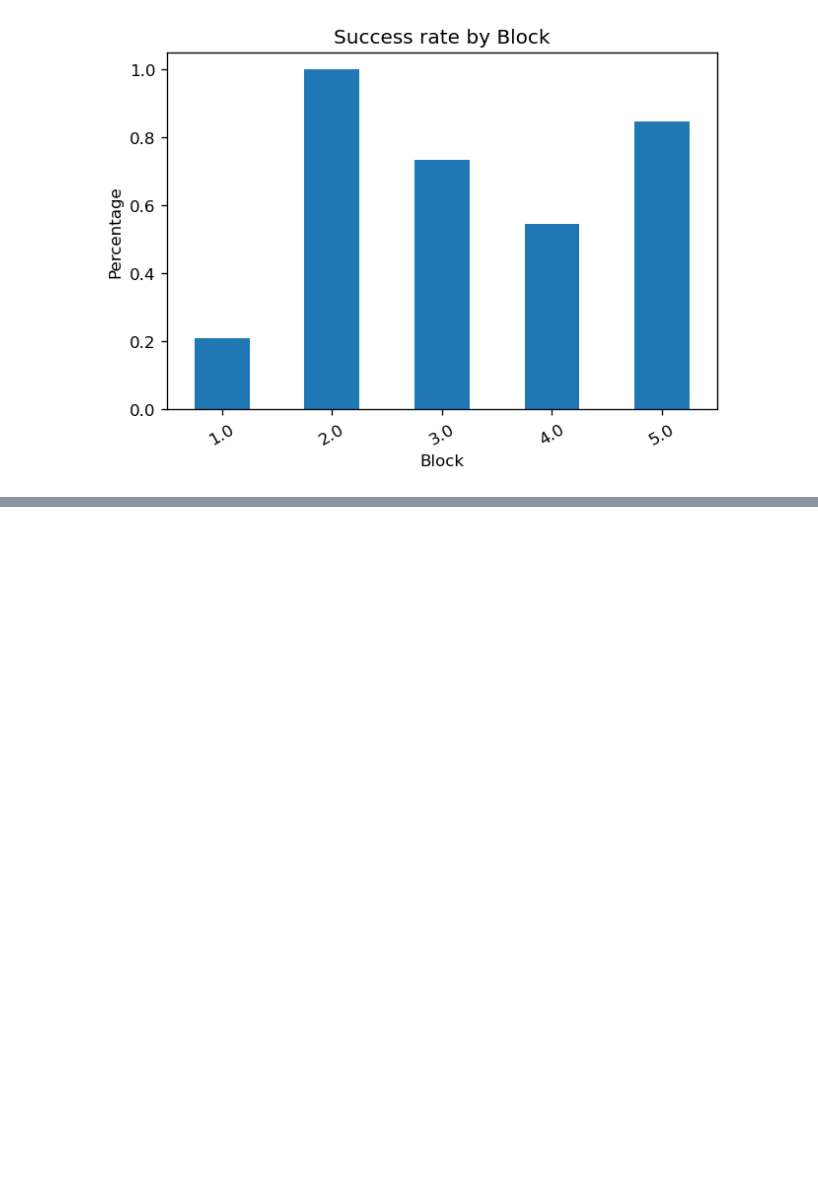
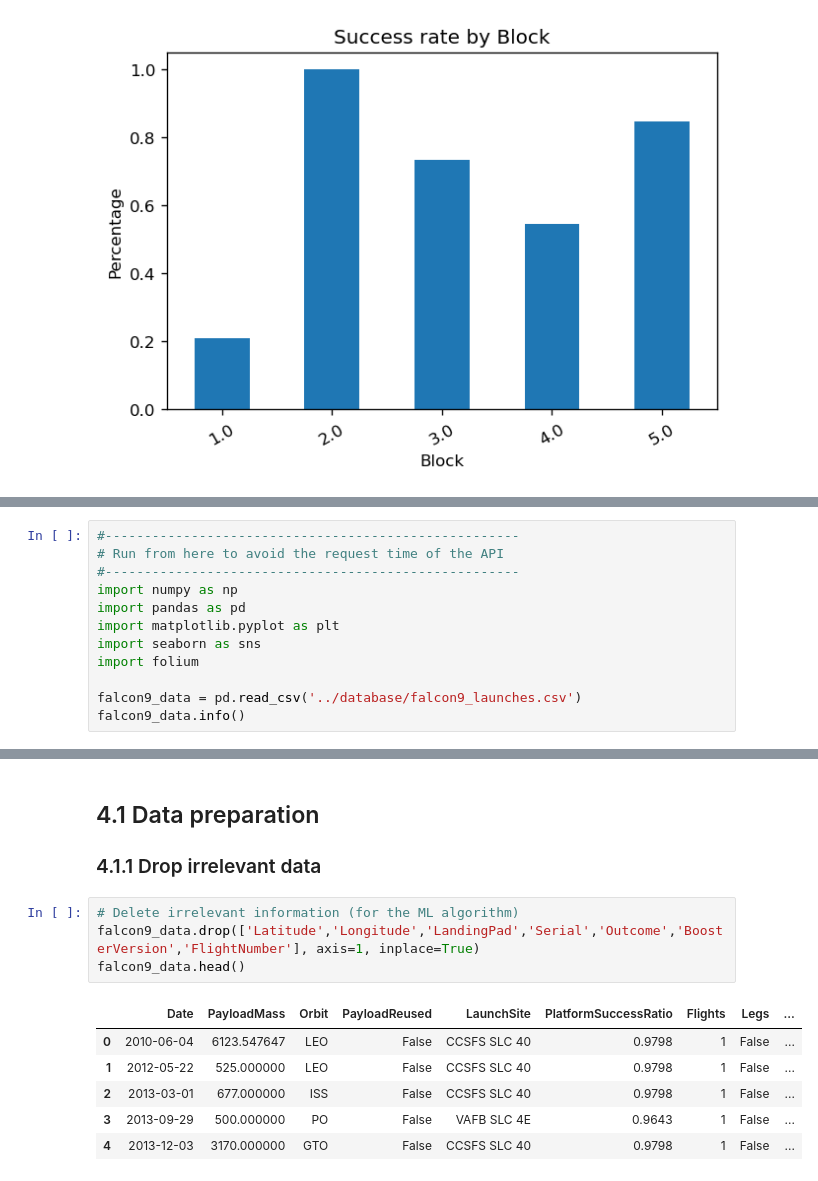
Before and after one commit to Alarchemn/falcon9_ml_analysis, a Jupyter notebook: codes/space_x_full_project.ipynb, the cells around one changed output, grey strips where cells are left out. Drawn from its saved outputs; the diff is of its cells as text; blank space fills up the shorter version.

```diff
--- a/codes/space_x_full_project.ipynb
+++ b/codes/space_x_full_project.ipynb
@@ -888,0 +891,12 @@ plt.show()
+# %%
+#-----------------------------------------------------
+# Run from here to avoid the request time of the API
+#-----------------------------------------------------
+import numpy as np
+import pandas as pd
+import matplotlib.pyplot as plt
+import seaborn as sns
+import folium
+
+falcon9_data = pd.read_csv('../database/falcon9_launches.csv')
+falcon9_data.info()
@@ -888,0 +921,15 @@ plt.show()
+# %% [markdown]
+## 4.1 Data preparation
+
+### 4.1.1 Drop irrelevant data
+# %%
+# Delete irrelevant information (for the ML algorithm)
+falcon9_data.drop(['Latitude','Longitude','LandingPad','Serial','Outcome','BoosterVersion','FlightNumber'], axis=1, inplace=True)
+falcon9_data.head()
+# %% [output]
+|  | Date | PayloadMass | Orbit | PayloadReused | LaunchSite | PlatformSuccessRatio | Flights | Legs | ... |
+| 0 | 2010-06-04 | 6123.547647 | LEO | False | CCSFS SLC 40 | 0.9798 | 1 | False | ... |
+| 1 | 2012-05-22 | 525.000000 | LEO | False | CCSFS SLC 40 | 0.9798 | 1 | False | ... |
+| 2 | 2013-03-01 | 677.000000 | ISS | False | CCSFS SLC 40 | 0.9798 | 1 | False | ... |
+| 3 | 2013-09-29 | 500.000000 | PO | False | VAFB SLC 4E | 0.9643 | 1 | False | ... |
+| 4 | 2013-12-03 | 3170.000000 | GTO | False | CCSFS SLC 40 | 0.9798 | 1 | False | ... |
```
Also changed, not shown: parts of 12 cells of this notebook, 3 other files.
